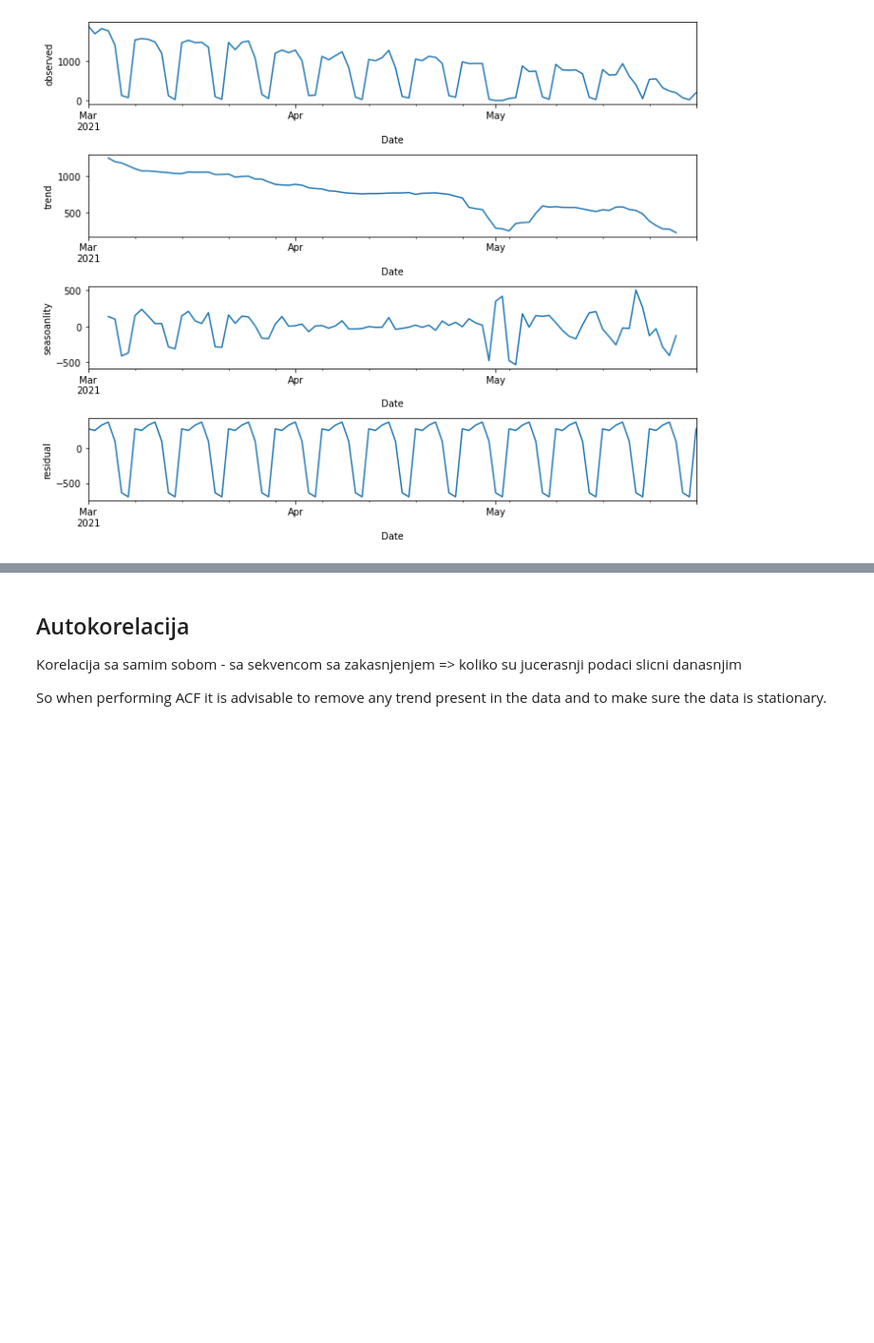
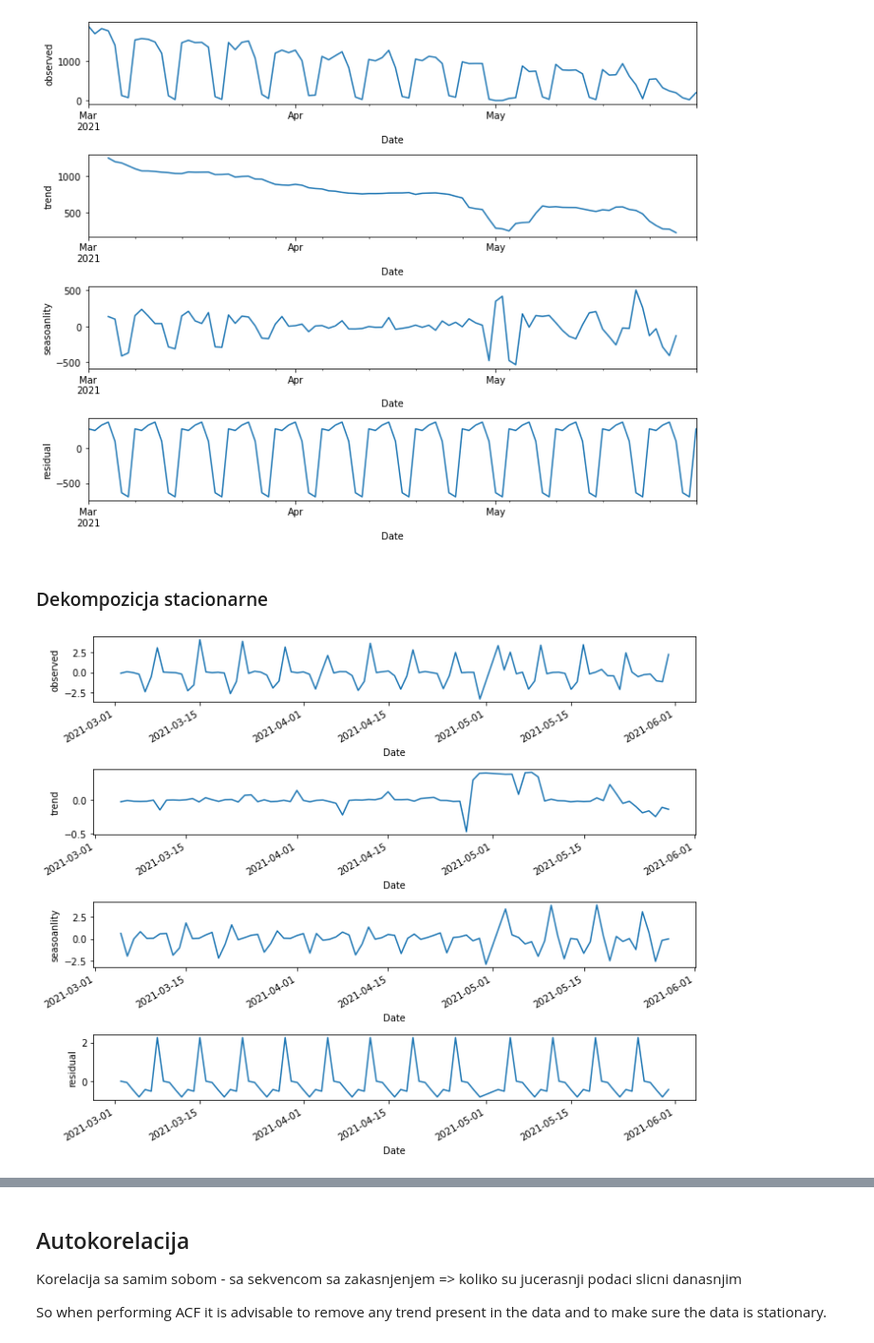
Before and after one commit to Anakin2012/Webex_Time_Series, a Jupyter notebook: webex_time_series.ipynb, the cells around one changed output, grey strips where cells are left out. Shown at 95% size. Cells and saved outputs as stored; diff of their text form; code cells hidden in the pictures; blank space fills up the shorter version.

```diff
--- a/webex_time_series.ipynb
+++ b/webex_time_series.ipynb
@@ -354,7 +386,7 @@ The term additive means individual components (trend, seasonality, and residual)
 An additive trend indicates a linear trend, and an additive seasonality indicates the same frequency (width) and amplitude (height) of seasonal cycles.
 # %%
 def decompose(data):
-    res = seasonal_decompose(data, model = "additive")
+    res = seasonal_decompose(data, model = "additive", period = 7)
 
     fig, (ax1,ax2,ax3,ax4) = plt.subplots(4,1, figsize=(10,8))
     res.observed.plot(ax=ax1, ylabel = "observed")
@@ -371,2 +401,8 @@ decomposed = decompose(ts_mam)
 # %% [output]
 [figure]
+# %% [markdown]
+### Dekompozicja stacionarne
+# %%
+decomposed_transformed = decompose(ts_transformed)
+# %% [output]
+[figure, added]
```
Also changed, not shown: parts of 109 cells of this notebook.
